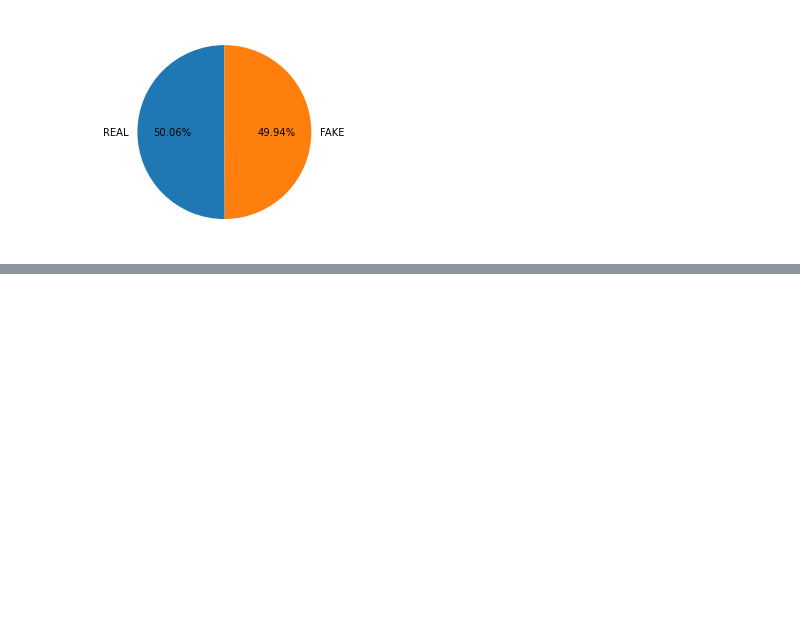
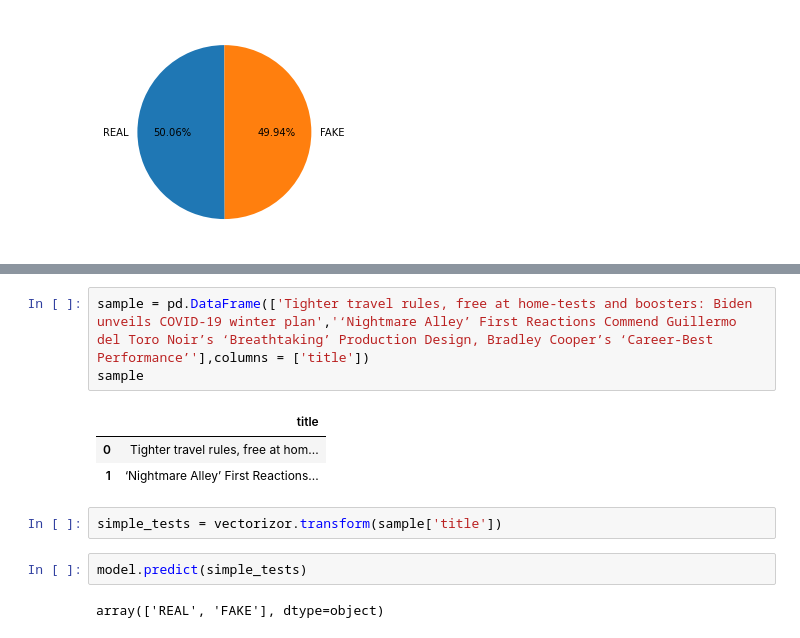
Before and after one commit to CS-521-A3/final-project, a Jupyter notebook: process_data.ipynb, the cells around one changed output, grey strips where cells are left out. Saved outputs shown, nothing was run; the diff lists cells and outputs as text; blank space fills up the shorter version.

Commit message:
process data with pictures, build a model using SKlearn

```diff
--- a/process_data.ipynb
+++ b/process_data.ipynb
@@ -79,0 +140,13 @@ plt.pie(x = x, labels = y, autopct='%0.2f%%', startangle=90)
+# %%
+sample = pd.DataFrame(['Tighter travel rules, free at home-tests and boosters: Biden unveils COVID-19 winter plan','‘Nightmare Alley’ First Reactions Commend Guillermo del Toro Noir’s ‘Breathtaking’ Production Design, Bradley Cooper’s ‘Career-Best Performance’'],columns = ['title'])
+sample
+# %% [output]
+|  | title |
+| 0 | Tighter travel rules, free at hom... |
+| 1 | ‘Nightmare Alley’ First Reactions... |
+# %%
+simple_tests = vectorizor.transform(sample['title'])
+# %%
+model.predict(simple_tests)
+# %% [output]
+array(['REAL', 'FAKE'], dtype=object)
```
Also changed, not shown: parts of 8 cells of this notebook.
